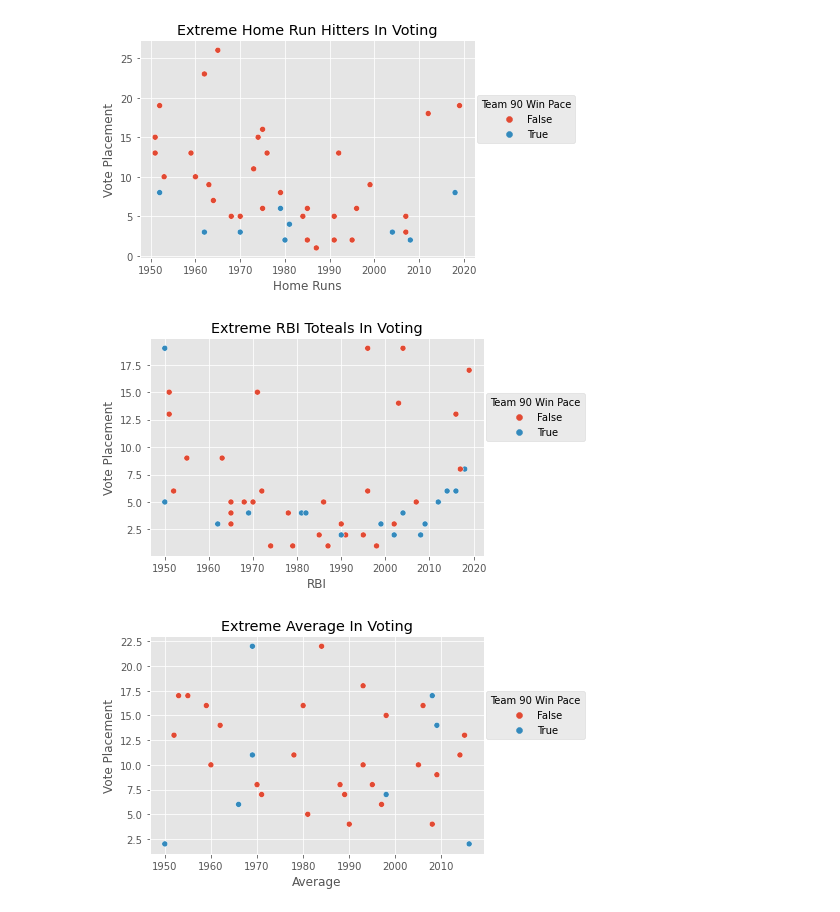
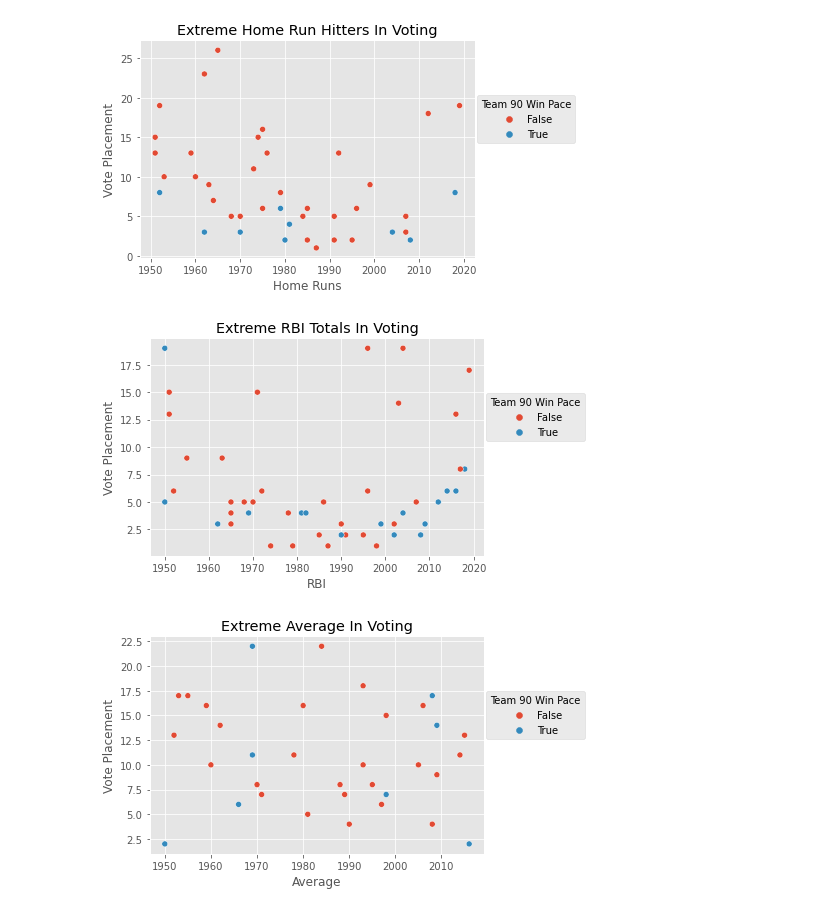
Before and after one commit to ejzien/bref-scrapy, a Jupyter notebook: bref/ez_scrapy_bref_final.ipynb, the cells around one changed output. Drawn from its saved outputs; the diff is of its cells as text; code cells hidden in the pictures.

```diff
--- a/bref/ez_scrapy_bref_final.ipynb
+++ b/bref/ez_scrapy_bref_final.ipynb
@@ -294,9 +294,9 @@ format_graph('Home Runs','Vote Placement','Extreme Home Run Hitters In Voting',(
 [figure]
 # %%
 sns.scatterplot(x="year", y="voting_place",data=df.loc[df.rbi_std_from_mean>=1.5].loc[df.war_rank>10],x_jitter=True,hue='90_win_pace')
-format_graph('RBI','Vote Placement','Extreme RBI Toteals In Voting',(1.3, 0.75),legend_title='Team 90 Win Pace')
+format_graph('RBI','Vote Placement','Extreme RBI Totals In Voting',(1.3, 0.75),legend_title='Team 90 Win Pace')
 # %% [output]
-[figure, old version]
+[figure, new version]
 # %%
 sns.scatterplot(x="year", y="voting_place",data=df.loc[df.average_std_from_mean>=1.5].loc[df.war_rank>10],x_jitter=True,hue='90_win_pace')
 format_graph('Average','Vote Placement','Extreme Average In Voting',(1.3, 0.75),legend_title='Team 90 Win Pace')
```
